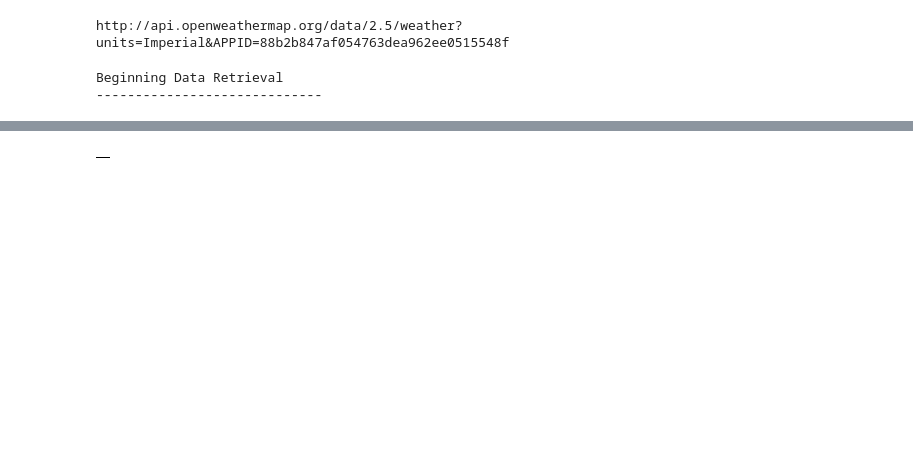
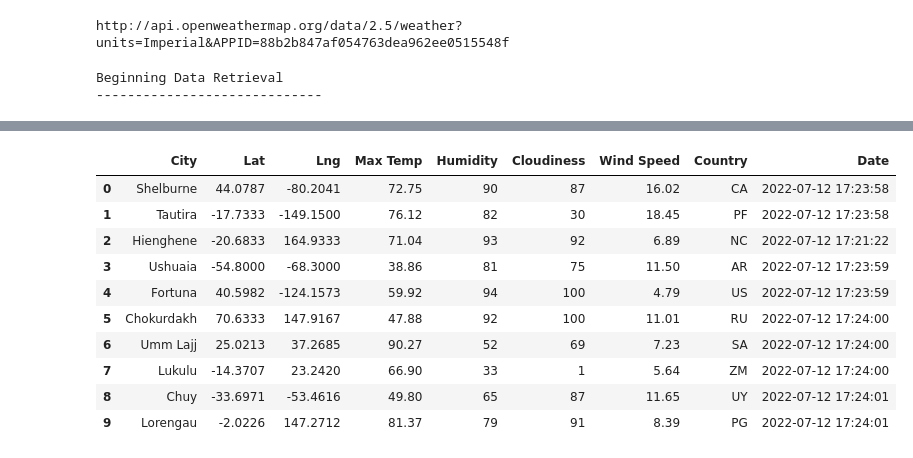
Before and after one commit to vtg401009/World_Weather_Analysis, a Jupyter notebook: WeatherPy3.ipynb, the cells around one changed output, grey strips where cells are left out. Drawn from its saved outputs; the diff is of its cells as text; code cells hidden in the pictures; blank space fills up the shorter version.

```diff
--- a/WeatherPy3.ipynb
+++ b/WeatherPy3.ipynb
@@ -109,19 +111,19 @@ Beginning Data Retrieval
 # %%
 # LOOP through all cities in list
 
-for i in range(len(cities)):
+#for i in range(len(cities)):
 
-    # group cities in sets of 50 for logging purposes
+#    # group cities in sets of 50 for logging purposes
 
-    if (i % 50 == 0 and i >=50):
-        set_count += 1
-        record_count = 1
-        time.sleep (60)
+#    if (i % 50 == 0 and i >=50):
+#        set_count += 1
+#        record_count = 1
+#        time.sleep (60)
 
-    # create endpoint URL with each city
+#    # create endpoint URL with each city
 
-    city_url = url + "&q=" + cities[i]
-    #print(city_url)
+#    city_url = url + "&q=" + cities[i]
+#    #print(city_url)
 # %%
 #enumerate syntax:
 # for i, item in enumerate(list):
@@ -163,7 +165,7 @@ for i, city in enumerate(cities):
         city_lng = city_weather["coord"]["lon"]
         city_max_temp = city_weather["main"]["temp_max"]
         city_humidity = city_weather["main"]["humidity"]
-        city_clouds = city.weather["clouds"]["all"]
+        city_clouds = city_weather["clouds"]["all"]
         city_wind = city_weather["wind"]["speed"]
         city_country = city_weather["sys"]["country"]
 
@@ -197,7 +217,17 @@ for i, city in enumerate(cities):
 # %%
 # convert the array of dictionaries to a pandas dataframe
 
 city_data_df = pd.DataFrame(city_data)
-city_data_df.head(5)
+city_data_df.head(10)
 # %% [output]
-|  |
+|  | City | Lat | Lng | Max Temp | Humidity | Cloudiness | Wind Speed | Country | Date |
+| 0 | Shelburne | 44.0787 | -80.2041 | 72.75 | 90 | 87 | 16.02 | CA | 2022-07-12 17:23:58 |
+| 1 | Tautira | -17.7333 | -149.1500 | 76.12 | 82 | 30 | 18.45 | PF | 2022-07-12 17:23:58 |
+| 2 | Hienghene | -20.6833 | 164.9333 | 71.04 | 93 | 92 | 6.89 | NC | 2022-07-12 17:21:22 |
+| 3 | Ushuaia | -54.8000 | -68.3000 | 38.86 | 81 | 75 | 11.50 | AR | 2022-07-12 17:23:59 |
+| 4 | Fortuna | 40.5982 | -124.1573 | 59.92 | 94 | 100 | 4.79 | US | 2022-07-12 17:23:59 |
+| 5 | Chokurdakh | 70.6333 | 147.9167 | 47.88 | 92 | 100 | 11.01 | RU | 2022-07-12 17:24:00 |
+| 6 | Umm Lajj | 25.0213 | 37.2685 | 90.27 | 52 | 69 | 7.23 | SA | 2022-07-12 17:24:00 |
+| 7 | Lukulu | -14.3707 | 23.2420 | 66.90 | 33 | 1 | 5.64 | ZM | 2022-07-12 17:24:00 |
+| 8 | Chuy | -33.6971 | -53.4616 | 49.80 | 65 | 87 | 11.65 | UY | 2022-07-12 17:24:01 |
+| 9 | Lorengau | -2.0226 | 147.2712 | 81.37 | 79 | 91 | 8.39 | PG | 2022-07-12 17:24:01 |
```
Also changed, not shown: parts of 6 cells of this notebook.
